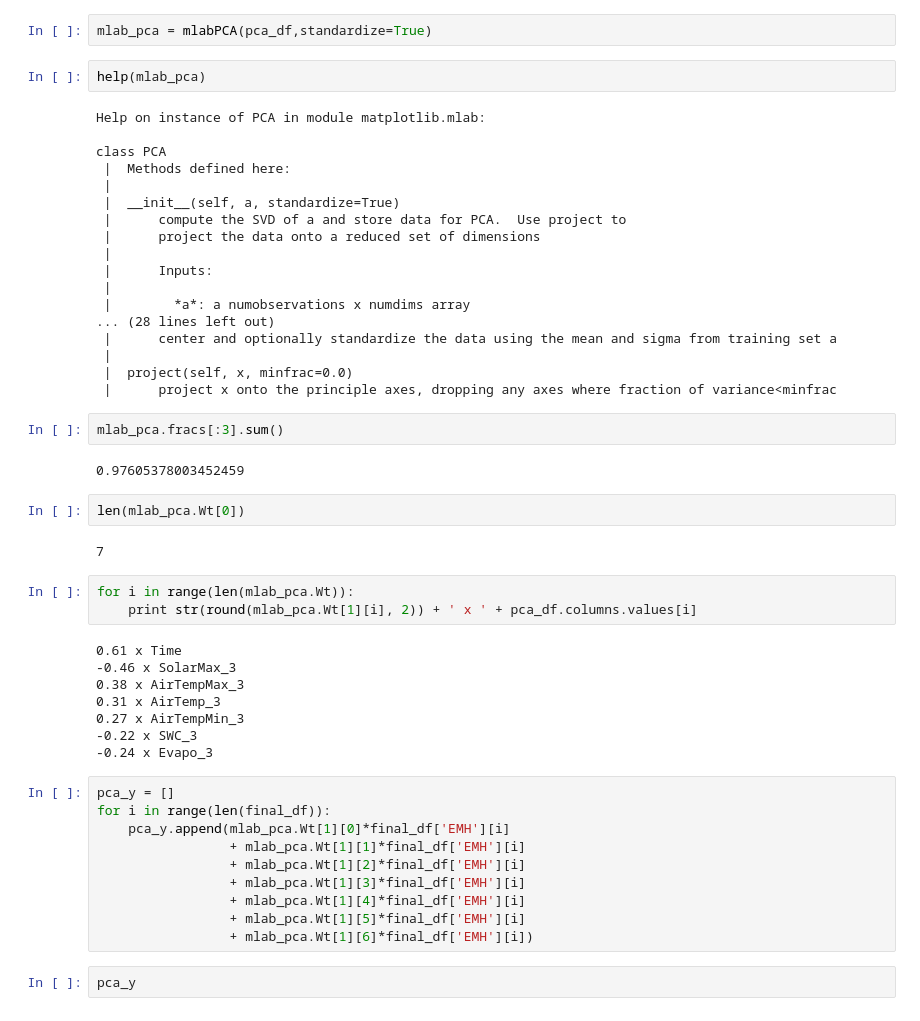
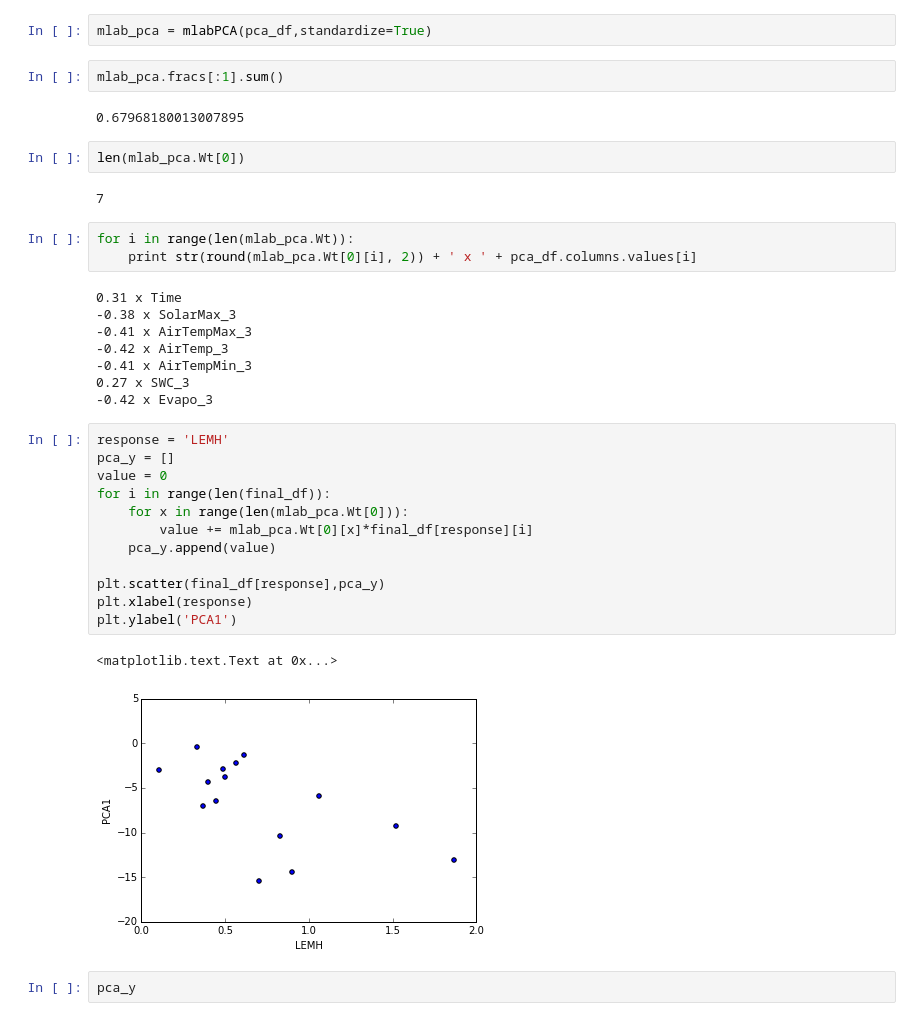
Before and after one commit to bo-maxwell-stevens/drunken-wight, a Jupyter notebook: Monsoon_envs_plotting.ipynb, the cells around one changed output. Drawn from its saved outputs; the diff is of its cells as text.

Commit message:
Added PCA plotting

```diff
--- a/Monsoon_envs_plotting.ipynb
+++ b/Monsoon_envs_plotting.ipynb
@@ -363,55 +362,40 @@ final_df[['SolarMax_3','AirTempMax_3','AirTemp_3']]
 pca_df = final_df[['Time','SolarMax_3','AirTempMax_3','AirTemp_3','AirTempMin_3','SWC_3','Evapo_3']]
 # %%
 mlab_pca = mlabPCA(pca_df,standardize=True)
-# %%
-help(mlab_pca)
-# %% [output]
-Help on instance of PCA in module matplotlib.mlab:
-
-class PCA
- |  Methods defined here:
- |
- |  __init__(self, a, standardize=True)
- |      compute the SVD of a and store data for PCA.  Use project to
- |      project the data onto a reduced set of dimensions
- |
- |      Inputs:
- |
- |        *a*: a numobservations x numdims array
-... (28 lines left out)
- |      center and optionally standardize the data using the mean and sigma from training set a
- |
- |  project(self, x, minfrac=0.0)
- |      project x onto the principle axes, dropping any axes where fraction of variance<minfrac
 # %%
-mlab_pca.fracs[:3].sum()
+mlab_pca.fracs[:1].sum()
 # %% [output]
-0.97605378003452459
+0.67968180013007895
 # %%
 len(mlab_pca.Wt[0])
 # %% [output]
 7
 # %%
 for i in range(len(mlab_pca.Wt)):
-    print str(round(mlab_pca.Wt[1][i], 2)) + ' x ' + pca_df.columns.values[i]
+    print str(round(mlab_pca.Wt[0][i], 2)) + ' x ' + pca_df.columns.values[i]
 # %% [output]
-0.61 x Time
--0.46 x SolarMax_3
-0.38 x AirTempMax_3
-0.31 x AirTemp_3
-0.27 x AirTempMin_3
--0.22 x SWC_3
--0.24 x Evapo_3
+0.31 x Time
+-0.38 x SolarMax_3
+-0.41 x AirTempMax_3
+-0.42 x AirTemp_3
+-0.41 x AirTempMin_3
+0.27 x SWC_3
+-0.42 x Evapo_3
-# %%
-pca_y = []
-for i in range(len(final_df)):
-    pca_y.append(mlab_pca.Wt[1][0]*final_df['EMH'][i]
-                 + mlab_pca.Wt[1][1]*final_df['EMH'][i]
-                 + mlab_pca.Wt[1][2]*final_df['EMH'][i]
-                 + mlab_pca.Wt[1][3]*final_df['EMH'][i]
-                 + mlab_pca.Wt[1][4]*final_df['EMH'][i]
-                 + mlab_pca.Wt[1][5]*final_df['EMH'][i]
-                 + mlab_pca.Wt[1][6]*final_df['EMH'][i])
+# %%
+response = 'LEMH'
+pca_y = []
+value = 0
+for i in range(len(final_df)):
+    for x in range(len(mlab_pca.Wt[0])):
+        value += mlab_pca.Wt[0][x]*final_df[response][i]
+    pca_y.append(value)
+
+plt.scatter(final_df[response],pca_y)
+plt.xlabel(response)
+plt.ylabel('PCA1')
+# %% [output]
+<matplotlib.text.Text at 0x...>
+[figure, added]
 # %%
 pca_y
 # %% [output]
```
Also changed, not shown: parts of 3 cells of this notebook, 2 other files.
